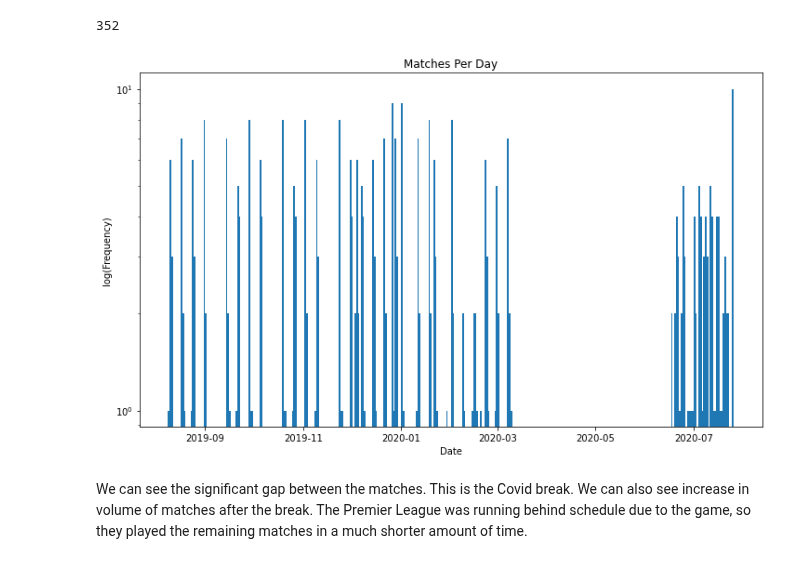
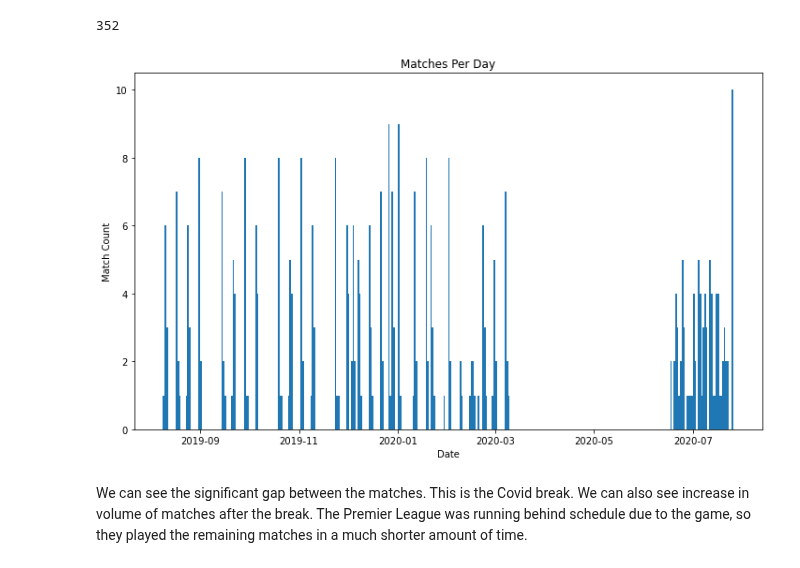
Before and after one commit to CharlesPeterMcCarthy/english-premier-league-2019-2020-statistical-analysis, a Jupyter notebook: epl-2019-2020.ipynb, the cells around one changed output. Drawn from its saved outputs; the diff is of its cells as text; code cells hidden in the pictures.

```diff
--- a/epl-2019-2020.ipynb
+++ b/epl-2019-2020.ipynb
@@ -1068,15 +1070,14 @@ season_length_in_days
 # %% [output]
 352
 # %%
-plt.hist(matches_df.date, log=True, bins=season_length_in_days)
+plt.hist(matches_df.date, bins=season_length_in_days)
 plt.xlabel('Date')
-plt.ylabel('log(Frequency)')
+plt.ylabel('Match Count')
 plt.title('Matches Per Day')
 
-
 plt.show();
 # %% [output]
-[figure, old version]
+[figure, new version]
 # %% [markdown]
 We can see the significant gap between the matches. This is the Covid break.
 We can also see increase in volume of matches after the break. The Premier League was running behind schedule due to the game, so they played the remaining matches in a much shorter amount of time.
```
Also changed, not shown: parts of 6 cells of this notebook.
